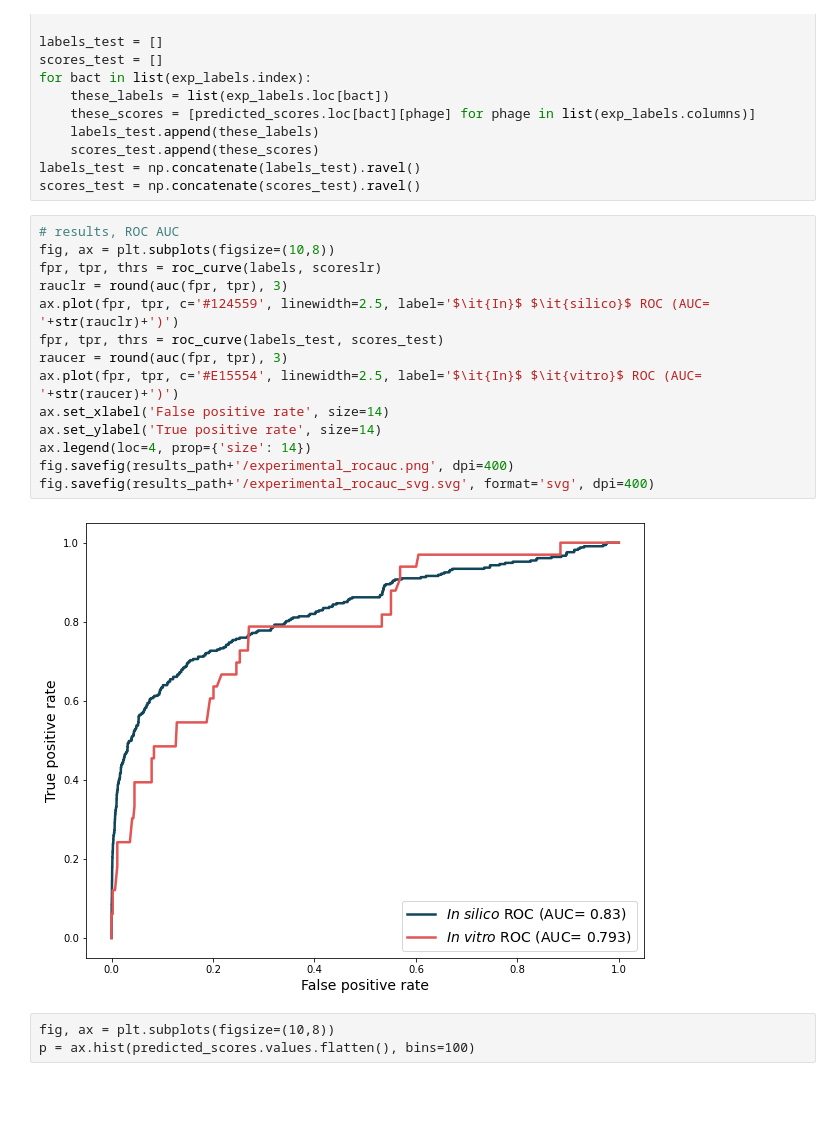
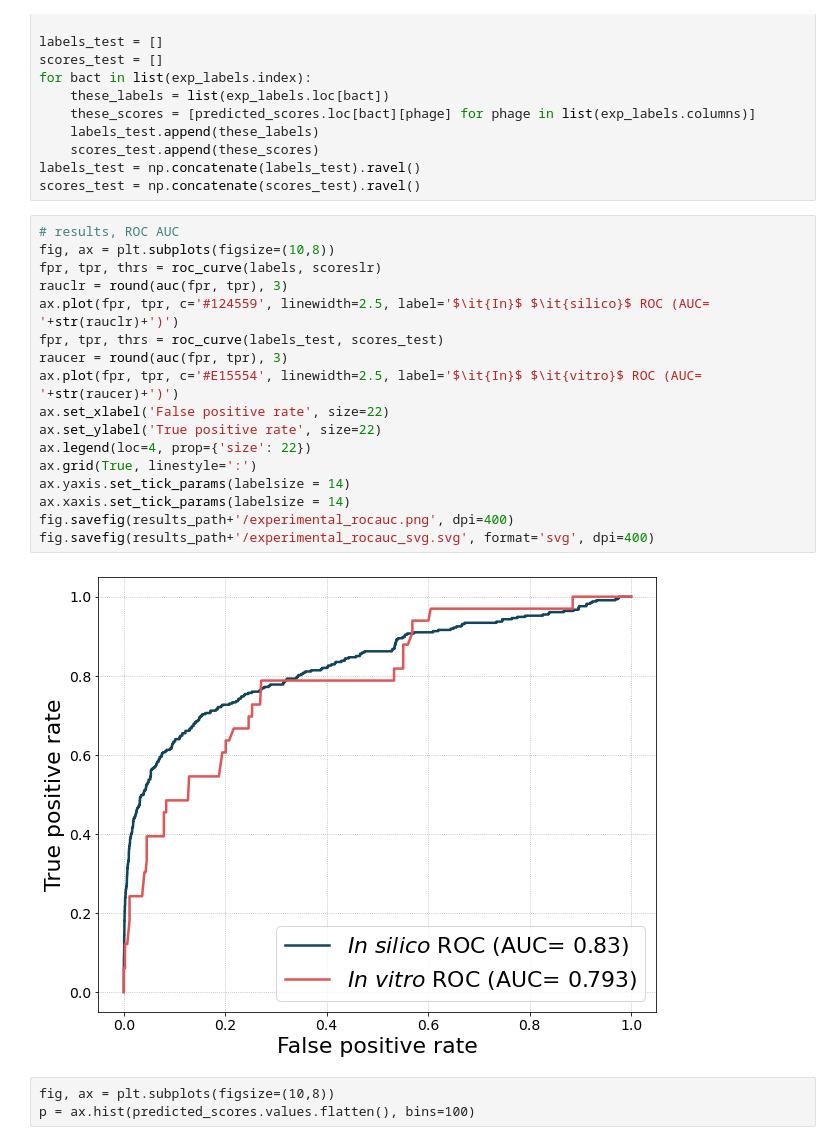
Before and after one commit to dimiboeckaerts/PhageHostLearn, a Jupyter notebook: code/phagehostlearn_inference.ipynb, the cells around one changed output. Saved outputs shown, nothing was run; the diff lists cells and outputs as text; blank space fills up the shorter version.

Commit message:
Update figures

```diff
--- a/code/phagehostlearn_inference.ipynb
+++ b/code/phagehostlearn_inference.ipynb
@@ -287,19 +287,22 @@ scores_test = np.concatenate(scores_test).ravel()
 # %%
 # results, ROC AUC
 fig, ax = plt.subplots(figsize=(10,8))
 fpr, tpr, thrs = roc_curve(labels, scoreslr)
 rauclr = round(auc(fpr, tpr), 3)
 ax.plot(fpr, tpr, c='#124559', linewidth=2.5, label='$\it{In}$ $\it{silico}$ ROC (AUC= '+str(rauclr)+')')
 fpr, tpr, thrs = roc_curve(labels_test, scores_test)
 raucer = round(auc(fpr, tpr), 3)
 ax.plot(fpr, tpr, c='#E15554', linewidth=2.5, label='$\it{In}$ $\it{vitro}$ ROC (AUC= '+str(raucer)+')')
-ax.set_xlabel('False positive rate', size=14)
-ax.set_ylabel('True positive rate', size=14)
-ax.legend(loc=4, prop={'size': 14})
+ax.set_xlabel('False positive rate', size=22)
+ax.set_ylabel('True positive rate', size=22)
+ax.legend(loc=4, prop={'size': 22})
+ax.grid(True, linestyle=':')
+ax.yaxis.set_tick_params(labelsize = 14)
+ax.xaxis.set_tick_params(labelsize = 14)
 fig.savefig(results_path+'/experimental_rocauc.png', dpi=400)
 fig.savefig(results_path+'/experimental_rocauc_svg.svg', format='svg', dpi=400)
 # %% [output]
-[figure, old version]
+[figure, new version]
 # %% [raw]
 fig, ax = plt.subplots(figsize=(10,8))
 p = ax.hist(predicted_scores.values.flatten(), bins=100)
```
Also changed, not shown: parts of 1 cell of this notebook, 1 other file.
